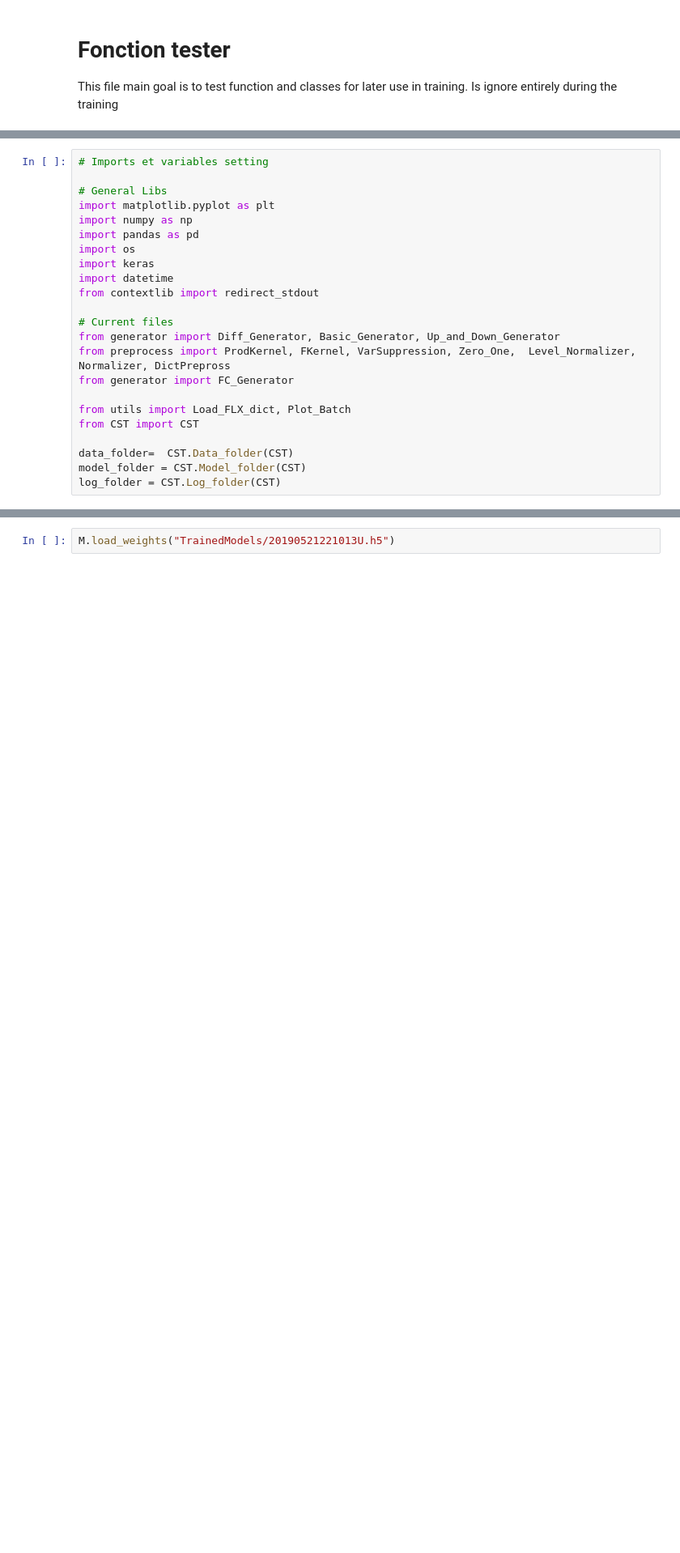
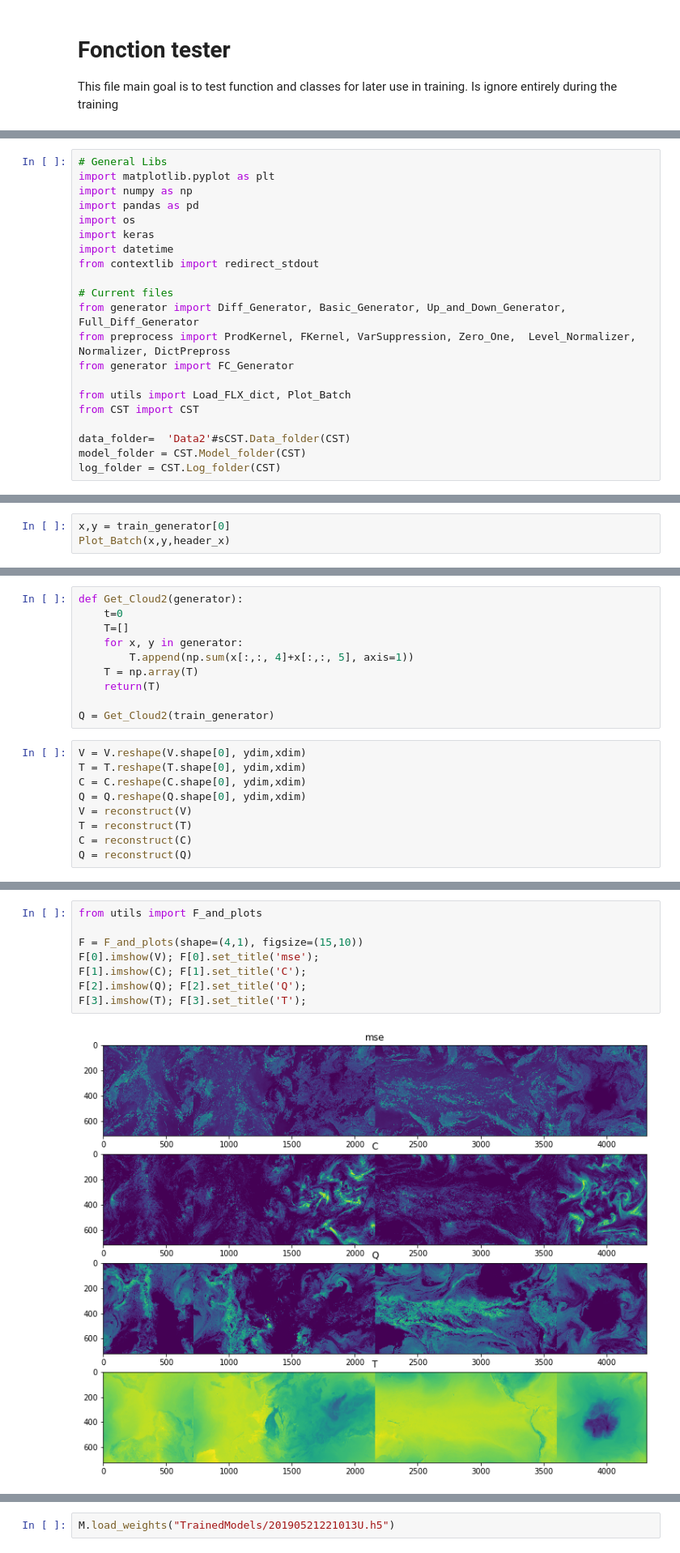
Before and after one commit to VIsh76/FLX_NN_emulation, a Jupyter notebook: fonction_tester.ipynb, the cells around one changed output, grey strips where cells are left out. Shown at 81% size. Drawn from its saved outputs; the diff is of its cells as text; blank space fills up the shorter version.

```diff
--- a/fonction_tester.ipynb
+++ b/fonction_tester.ipynb
@@ -6,6 +8,4 @@ Is ignore entirely during the training
 # %%
-# Imports et variables setting
-
 # General Libs
 import matplotlib.pyplot as plt
 import numpy as np
@@ -16,13 +16,13 @@ import datetime
 from contextlib import redirect_stdout
 
 # Current files
-from generator import Diff_Generator, Basic_Generator, Up_and_Down_Generator
+from generator import Diff_Generator, Basic_Generator, Up_and_Down_Generator, Full_Diff_Generator
 from preprocess import ProdKernel, FKernel, VarSuppression, Zero_One,  Level_Normalizer, Normalizer, DictPrepross
 from generator import FC_Generator
 
 from utils import Load_FLX_dict, Plot_Batch
 from CST import CST
 
-data_folder=  CST.Data_folder(CST)
+data_folder=  'Data2'#sCST.Data_folder(CST)
 model_folder = CST.Model_folder(CST)
 log_folder = CST.Log_folder(CST)
@@ -150,0 +91,3 @@ None
+# %%
+x,y = train_generator[0]
+Plot_Batch(x,y,header_x)
@@ -150,0 +210,19 @@ None
+# %%
+def Get_Cloud2(generator):
+    t=0
+    T=[]
+    for x, y in generator:
+        T.append(np.sum(x[:,:, 4]+x[:,:, 5], axis=1))
+    T = np.array(T)
+    return(T)
+
+Q = Get_Cloud2(train_generator)
+# %%
+V = V.reshape(V.shape[0], ydim,xdim)
+T = T.reshape(T.shape[0], ydim,xdim)
+C = C.reshape(C.shape[0], ydim,xdim)
+Q = Q.reshape(Q.shape[0], ydim,xdim)
+V = reconstruct(V)
+T = reconstruct(T)
+C = reconstruct(C)
+Q = reconstruct(Q)
@@ -150,0 +234,10 @@ None
+# %%
+from utils import F_and_plots
+
+F = F_and_plots(shape=(4,1), figsize=(15,10))
+F[0].imshow(V); F[0].set_title('mse');
+F[1].imshow(C); F[1].set_title('C');
+F[2].imshow(Q); F[2].set_title('Q');
+F[3].imshow(T); F[3].set_title('T');
+# %% [output]
+[figure, added]
```
Also changed, not shown: parts of 21 cells of this notebook, 14 other files.
